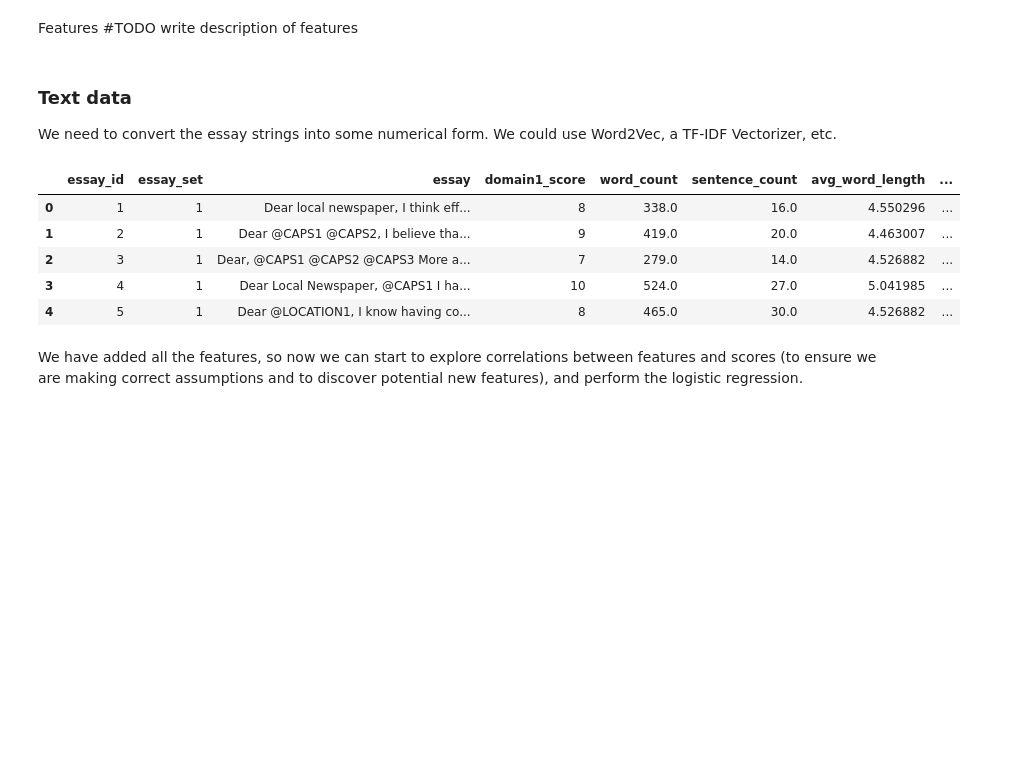
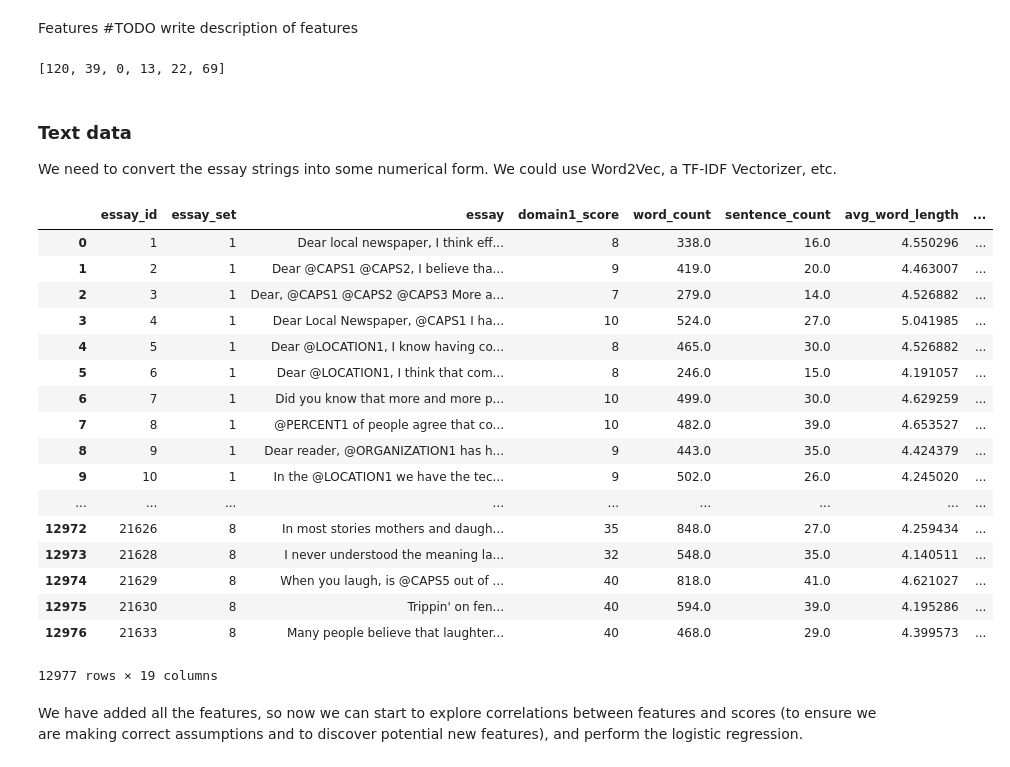
Before and after one commit to bronwynbiro/AutomatedEssayGrading, a Jupyter notebook: project.ipynb, the cells around one changed output. Drawn from its saved outputs; the diff is of its cells as text; code cells hidden in the pictures; blank space fills up the shorter version.

```diff
--- a/project.ipynb
+++ b/project.ipynb
@@ -105,16 +148,53 @@ for i in range(num_rows):
+# %%
+def get_pos_tags(essay):
+    nouns = verbs = foreign = adj = adv = conj = 0
+    tokens = nltk.word_tokenize(essay)
+    for token in tokens:
+        pos_tag = nltk.pos_tag(nltk.word_tokenize(token))
+        for (_, tag) in (pos_tag):
+            if tag[0] == "N":
+                nouns += 1
+            elif tag[0] == "V":
+                verbs += 1
+            elif tag[0:2] == "FW":
+                foreign += 1
+            elif tag[0] == "J":
+                adj += 1
+            elif tag[0] == "R":
+                adv += 1
+            elif tag[0:2] == "CC" or tag[0:2] == "IN":
+                conj += 1
+
+    return [nouns, verbs, foreign, adj, adv, conj]
+
+print(get_pos_tags(essays[0]))
+# %% [output]
+[120, 39, 0, 13, 22, 69]
 # %% [markdown]
 ### Text data
 
 We need to convert the essay strings into some numerical form. We could use Word2Vec, a TF-IDF Vectorizer, etc.
-# %%
-df.head()
-# %% [output]
-|  | essay_id | essay_set | essay | domain1_score | word_count | sentence_count | avg_word_length | ... |
-| 0 | 1 | 1 | Dear local newspaper, I think eff... | 8 | 338.0 | 16.0 | 4.550296 | ... |
-| 1 | 2 | 1 | Dear @CAPS1 @CAPS2, I believe tha... | 9 | 419.0 | 20.0 | 4.463007 | ... |
-| 2 | 3 | 1 | Dear, @CAPS1 @CAPS2 @CAPS3 More a... | 7 | 279.0 | 14.0 | 4.526882 | ... |
-| 3 | 4 | 1 | Dear Local Newspaper, @CAPS1 I ha... | 10 | 524.0 | 27.0 | 5.041985 | ... |
-| 4 | 5 | 1 | Dear @LOCATION1, I know having co... | 8 | 465.0 | 30.0 | 4.526882 | ... |
+# %%
+df.drop(columns=['word2vec_min', 'word2vec_max'], axis=1)
+# %% [output]
+|  | essay_id | essay_set | essay | domain1_score | word_count | sentence_count | avg_word_length | ... |
+| 0 | 1 | 1 | Dear local newspaper, I think eff... | 8 | 338.0 | 16.0 | 4.550296 | ... |
+| 1 | 2 | 1 | Dear @CAPS1 @CAPS2, I believe tha... | 9 | 419.0 | 20.0 | 4.463007 | ... |
+| 2 | 3 | 1 | Dear, @CAPS1 @CAPS2 @CAPS3 More a... | 7 | 279.0 | 14.0 | 4.526882 | ... |
+| 3 | 4 | 1 | Dear Local Newspaper, @CAPS1 I ha... | 10 | 524.0 | 27.0 | 5.041985 | ... |
+| 4 | 5 | 1 | Dear @LOCATION1, I know having co... | 8 | 465.0 | 30.0 | 4.526882 | ... |
+| 5 | 6 | 1 | Dear @LOCATION1, I think that com... | 8 | 246.0 | 15.0 | 4.191057 | ... |
+| 6 | 7 | 1 | Did you know that more and more p... | 10 | 499.0 | 30.0 | 4.629259 | ... |
+| 7 | 8 | 1 | @PERCENT1 of people agree that co... | 10 | 482.0 | 39.0 | 4.653527 | ... |
+| 8 | 9 | 1 | Dear reader, @ORGANIZATION1 has h... | 9 | 443.0 | 35.0 | 4.424379 | ... |
+| 9 | 10 | 1 | In the @LOCATION1 we have the tec... | 9 | 502.0 | 26.0 | 4.245020 | ... |
+| ... | ... | ... | ... | ... | ... | ... | ... | ... |
+| 12972 | 21626 | 8 | In most stories mothers and daugh... | 35 | 848.0 | 27.0 | 4.259434 | ... |
+| 12973 | 21628 | 8 | I never understood the meaning la... | 32 | 548.0 | 35.0 | 4.140511 | ... |
+| 12974 | 21629 | 8 | When you laugh, is @CAPS5 out of ... | 40 | 818.0 | 41.0 | 4.621027 | ... |
+| 12975 | 21630 | 8 | Trippin' on fen... | 40 | 594.0 | 39.0 | 4.195286 | ... |
+| 12976 | 21633 | 8 | Many people believe that laughter... | 40 | 468.0 | 29.0 | 4.399573 | ... |
+12977 rows × 19 columns
 # %% [markdown]
 We have added all the features, so now we can start to explore correlations between features and scores (to ensure we are making correct assumptions and to discover potential new features), and perform the logistic regression.
 # %%
```
Also changed, not shown: parts of 5 cells of this notebook.
